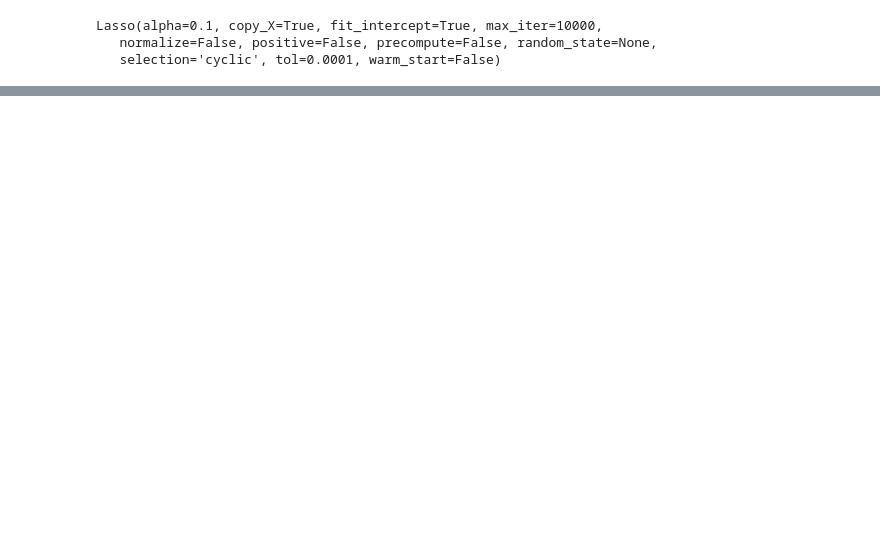
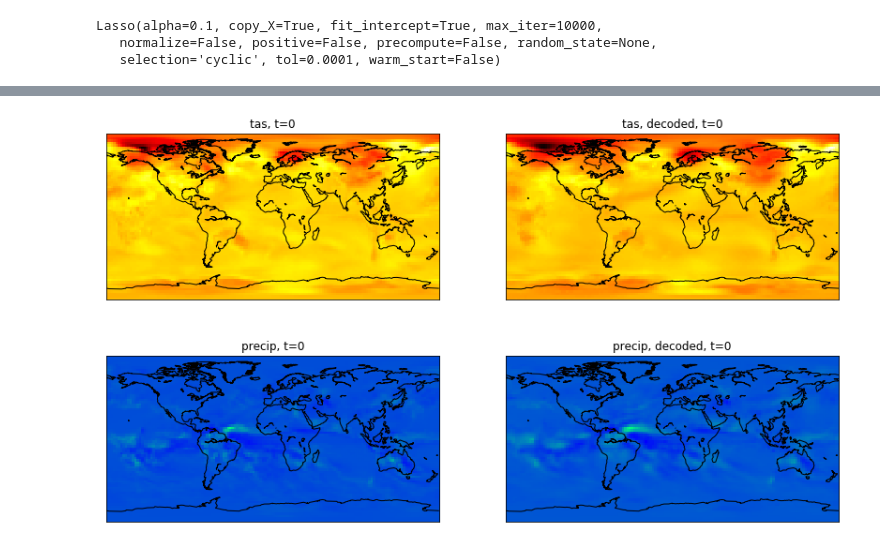
Before and after one commit to bgroenks96/cmip-embeddings, a Jupyter notebook: shallow_embeddings_cmip.ipynb, the cells around one changed output, grey strips where cells are left out. Saved outputs shown, nothing was run; the diff lists cells and outputs as text; code cells hidden in the pictures; blank space fills up the shorter version.

```diff
--- a/shallow_embeddings_cmip.ipynb
+++ b/shallow_embeddings_cmip.ipynb
@@ -111,0 +165,28 @@ plt.imshow(X_inv[0].reshape((72,144)), origin='lower')
+# %%
+t = 0
+c = 0
+cmap = 'hot'
+plt.figure(figsize=(14,8))
+plt.subplot(2,2,1)
+X_t = X_vl[t].reshape((72,144,2))
+basemap = Basemap()
+basemap.imshow(X_t[:,:,c], origin='lower', cmap=cmap)
+basemap.drawcoastlines()
+plt.title('tas, t=0')
+plt.subplot(2,2,2)
+basemap.imshow(X_inv[t].reshape((72,144,2))[:,:,c], origin='lower', cmap=cmap)
+basemap.drawcoastlines()
+plt.title('tas, decoded, t=0')
+c = 1
+cmap = 'winter'
+plt.subplot(2,2,3)
+basemap.imshow(X_t[:,:,c], origin='lower', cmap=cmap)
+basemap.drawcoastlines()
+plt.title('precip, t=0')
+plt.subplot(2,2,4)
+basemap.imshow(X_inv[t].reshape((72,144,2))[:,:,c], origin='lower', cmap=cmap)
+plt.title('precip, decoded, t=0')
+basemap.drawcoastlines()
+plt.show()
+# %% [output]
+[figure, added]
```
Also changed, not shown: parts of 19 cells of this notebook, 1 other file.
